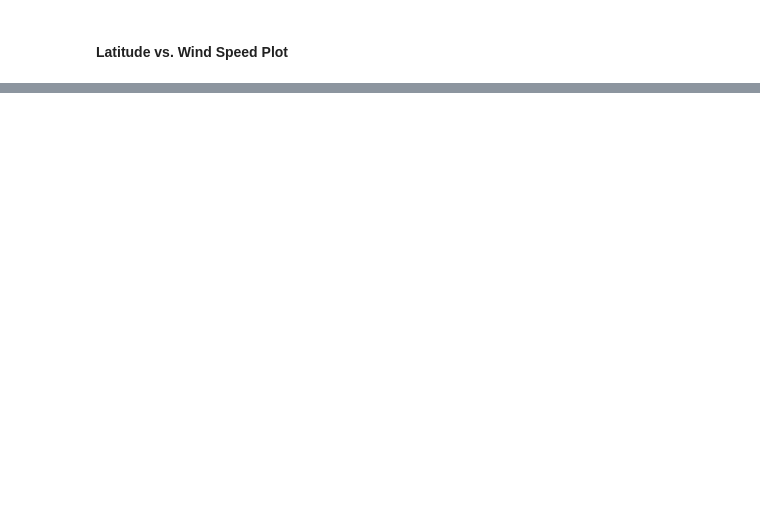
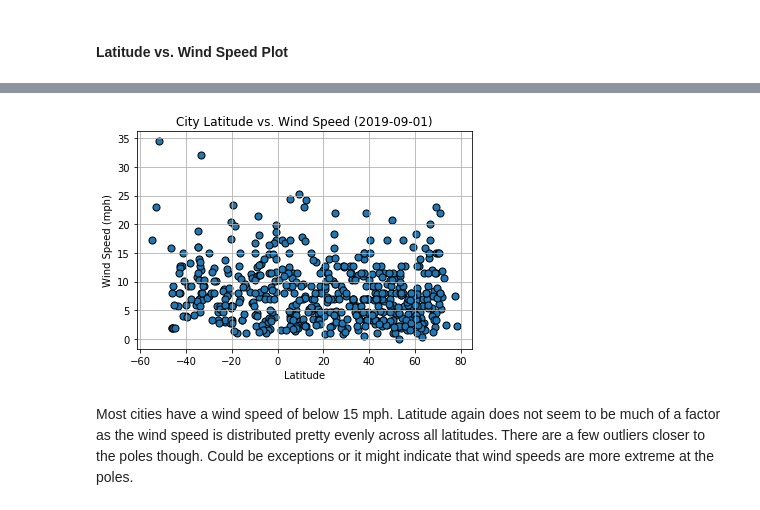
Before and after one commit to c-l-nguyen/python-api-challenge, a Jupyter notebook: WeatherPy/WeatherPy.ipynb, the cells around one changed output, grey strips where cells are left out. Saved outputs shown, nothing was run; the diff lists cells and outputs as text; code cells hidden in the pictures; blank space fills up the shorter version.

```diff
--- a/WeatherPy/WeatherPy.ipynb
+++ b/WeatherPy/WeatherPy.ipynb
@@ -213,0 +239,12 @@ city_weather_df.plot(kind="scatter", x="Latitude", y="Wind Speed");
+# %%
+date = city_weather_df["Converted Date"][0]
+
+ax = city_weather_df.plot(kind="scatter", x="Latitude", y="Wind Speed", edgecolor='k', facecolor='b', s=50);
+ax.set_title(f"City Latitude vs. Wind Speed ({date})");
+ax.set_xlabel("Latitude");
+ax.set_ylabel("Wind Speed (mph)");
+ax.grid();
+# %% [output]
+[figure, added]
+# %% [markdown]
+Most cities have a wind speed of below 15 mph. Latitude again does not seem to be much of a factor as the wind speed is distributed pretty evenly across all latitudes. There are a few outliers closer to the poles though. Could be exceptions or it might indicate that wind speeds are more extreme at the poles.
```
Also changed, not shown: parts of 25 cells of this notebook, 1 other file.
